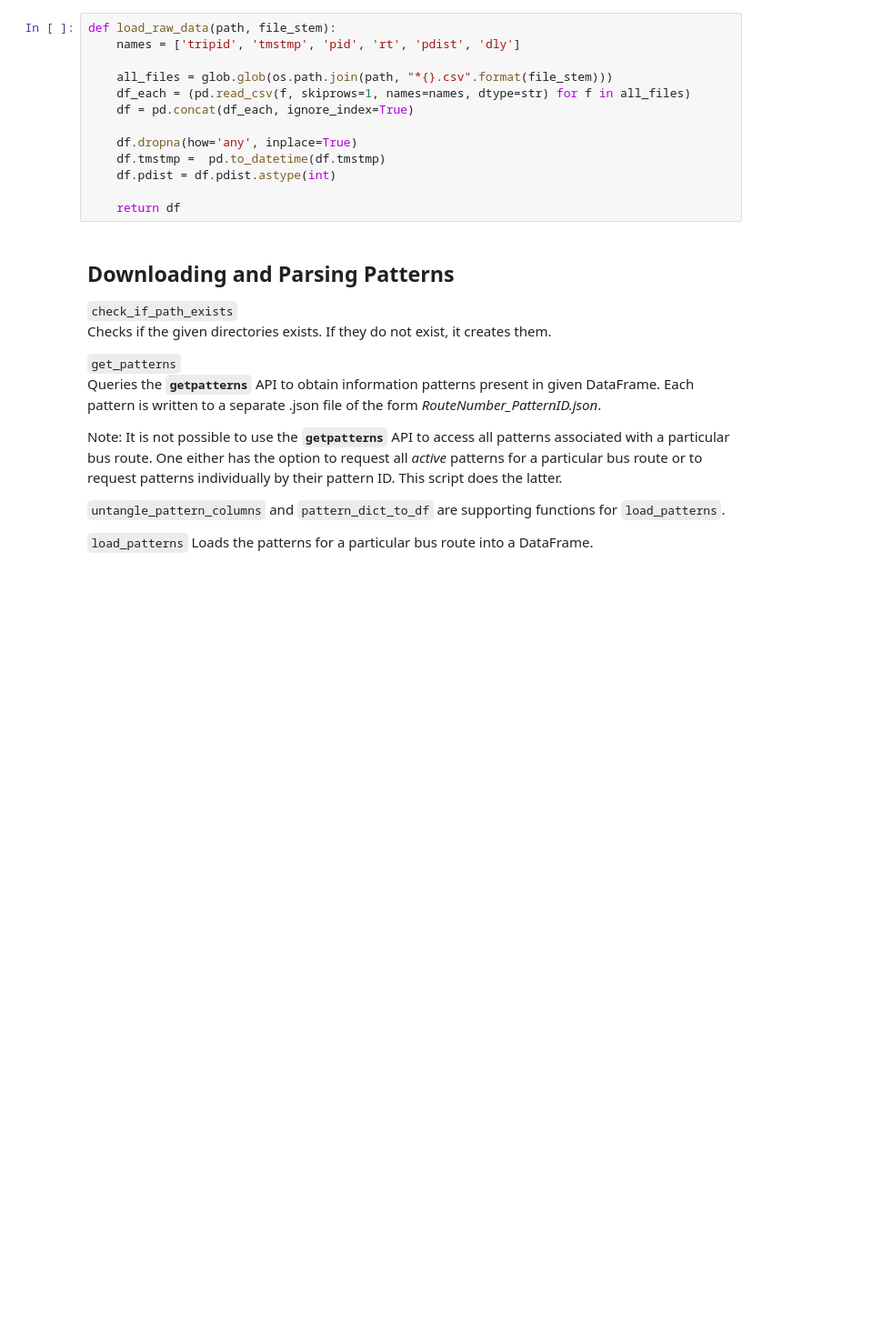
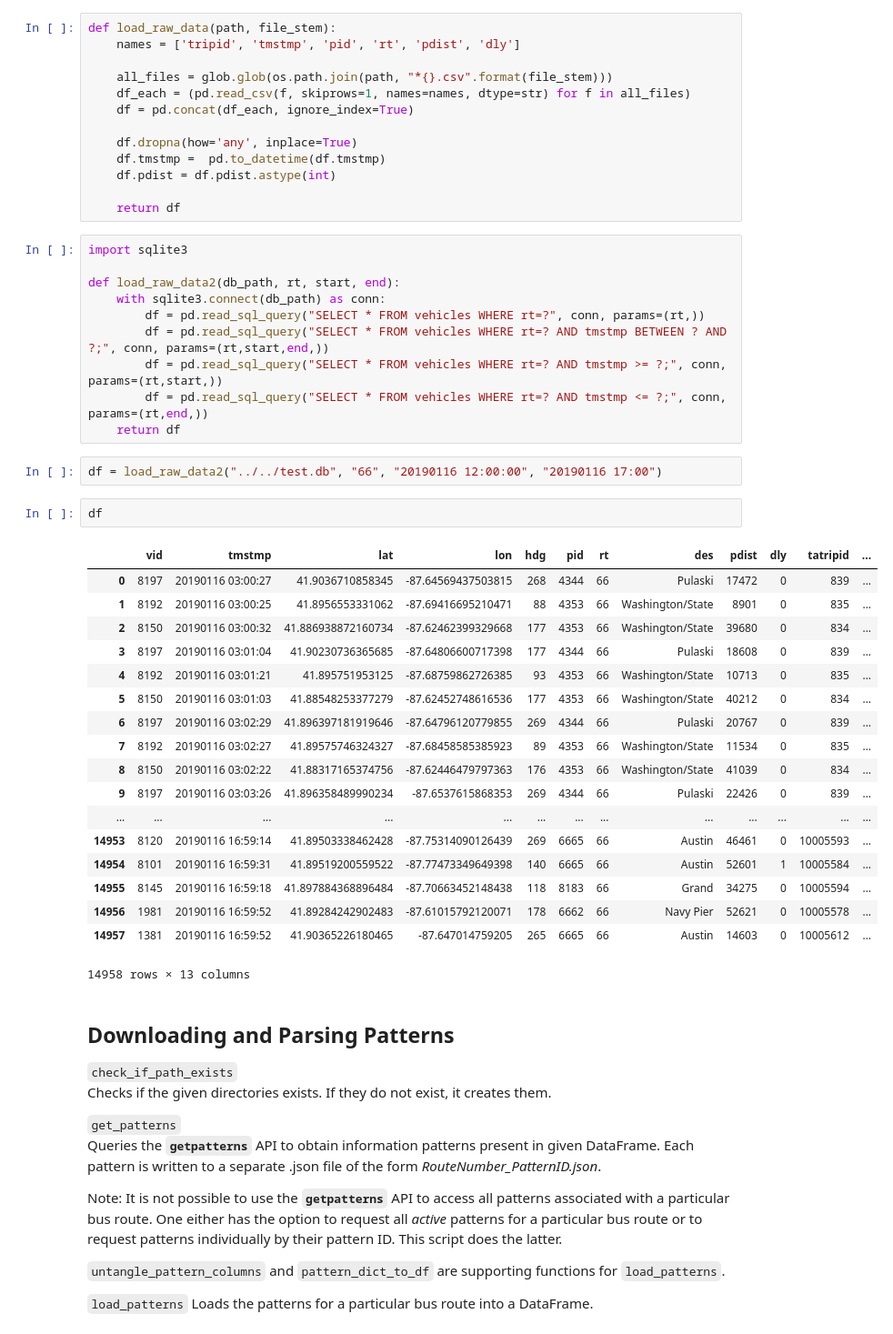
Before and after one commit to AmyLExtraordinaire/ctabus, a Jupyter notebook: src/processing/Bus Tracker Data Processing Scripts.ipynb, the cells around one changed output. Shown: that part at 91% size. Cells and saved outputs as stored; diff of their text form; blank space fills up the shorter version.

```diff
--- a/src/processing/Bus Tracker Data Processing Scripts.ipynb
+++ b/src/processing/Bus Tracker Data Processing Scripts.ipynb
@@ -57,6 +57,39 @@ def load_raw_data(path, file_stem):
     df.pdist = df.pdist.astype(int)
 
     return df
+# %%
+import sqlite3
+
+def load_raw_data2(db_path, rt, start, end):
+    with sqlite3.connect(db_path) as conn:
+        df = pd.read_sql_query("SELECT * FROM vehicles WHERE rt=?", conn, params=(rt,))
+        df = pd.read_sql_query("SELECT * FROM vehicles WHERE rt=? AND tmstmp BETWEEN ? AND ?;", conn, params=(rt,start,end,))
+        df = pd.read_sql_query("SELECT * FROM vehicles WHERE rt=? AND tmstmp >= ?;", conn, params=(rt,start,))
+        df = pd.read_sql_query("SELECT * FROM vehicles WHERE rt=? AND tmstmp <= ?;", conn, params=(rt,end,))
+    return df
+# %%
+df = load_raw_data2("../../test.db", "66", "20190116 12:00:00", "20190116 17:00")
+# %%
+df
+# %% [output]
+|  | vid | tmstmp | lat | lon | hdg | pid | rt | des | pdist | dly | tatripid | ... |
+| 0 | 8197 | 20190116 03:00:27 | 41.9036710858345 | -87.64569437503815 | 268 | 4344 | 66 | Pulaski | 17472 | 0 | 839 | ... |
+| 1 | 8192 | 20190116 03:00:25 | 41.8956553331062 | -87.69416695210471 | 88 | 4353 | 66 | Washington/State | 8901 | 0 | 835 | ... |
+| 2 | 8150 | 20190116 03:00:32 | 41.886938872160734 | -87.62462399329668 | 177 | 4353 | 66 | Washington/State | 39680 | 0 | 834 | ... |
+| 3 | 8197 | 20190116 03:01:04 | 41.90230736365685 | -87.64806600717398 | 177 | 4344 | 66 | Pulaski | 18608 | 0 | 839 | ... |
+| 4 | 8192 | 20190116 03:01:21 | 41.895751953125 | -87.68759862726385 | 93 | 4353 | 66 | Washington/State | 10713 | 0 | 835 | ... |
+| 5 | 8150 | 20190116 03:01:03 | 41.88548253377279 | -87.62452748616536 | 177 | 4353 | 66 | Washington/State | 40212 | 0 | 834 | ... |
+| 6 | 8197 | 20190116 03:02:29 | 41.896397181919646 | -87.64796120779855 | 269 | 4344 | 66 | Pulaski | 20767 | 0 | 839 | ... |
+| 7 | 8192 | 20190116 03:02:27 | 41.89575746324327 | -87.68458585385923 | 89 | 4353 | 66 | Washington/State | 11534 | 0 | 835 | ... |
+| 8 | 8150 | 20190116 03:02:22 | 41.88317165374756 | -87.62446479797363 | 176 | 4353 | 66 | Washington/State | 41039 | 0 | 834 | ... |
+| 9 | 8197 | 20190116 03:03:26 | 41.896358489990234 | -87.6537615868353 | 269 | 4344 | 66 | Pulaski | 22426 | 0 | 839 | ... |
+| ... | ... | ... | ... | ... | ... | ... | ... | ... | ... | ... | ... | ... |
+| 14953 | 8120 | 20190116 16:59:14 | 41.89503338462428 | -87.75314090126439 | 269 | 6665 | 66 | Austin | 46461 | 0 | 10005593 | ... |
+| 14954 | 8101 | 20190116 16:59:31 | 41.89519200559522 | -87.77473349649398 | 140 | 6665 | 66 | Austin | 52601 | 1 | 10005584 | ... |
+| 14955 | 8145 | 20190116 16:59:18 | 41.897884368896484 | -87.70663452148438 | 118 | 8183 | 66 | Grand | 34275 | 0 | 10005594 | ... |
+| 14956 | 1981 | 20190116 16:59:52 | 41.89284242902483 | -87.61015792120071 | 178 | 6662 | 66 | Navy Pier | 52621 | 0 | 10005578 | ... |
+| 14957 | 1381 | 20190116 16:59:52 | 41.90365226180465 | -87.647014759205 | 265 | 6665 | 66 | Austin | 14603 | 0 | 10005612 | ... |
+14958 rows × 13 columns
 # %% [markdown]
 ## Downloading and Parsing Patterns <a name="patterns"></a>
 
```
Also changed, not shown: 2 other files.
